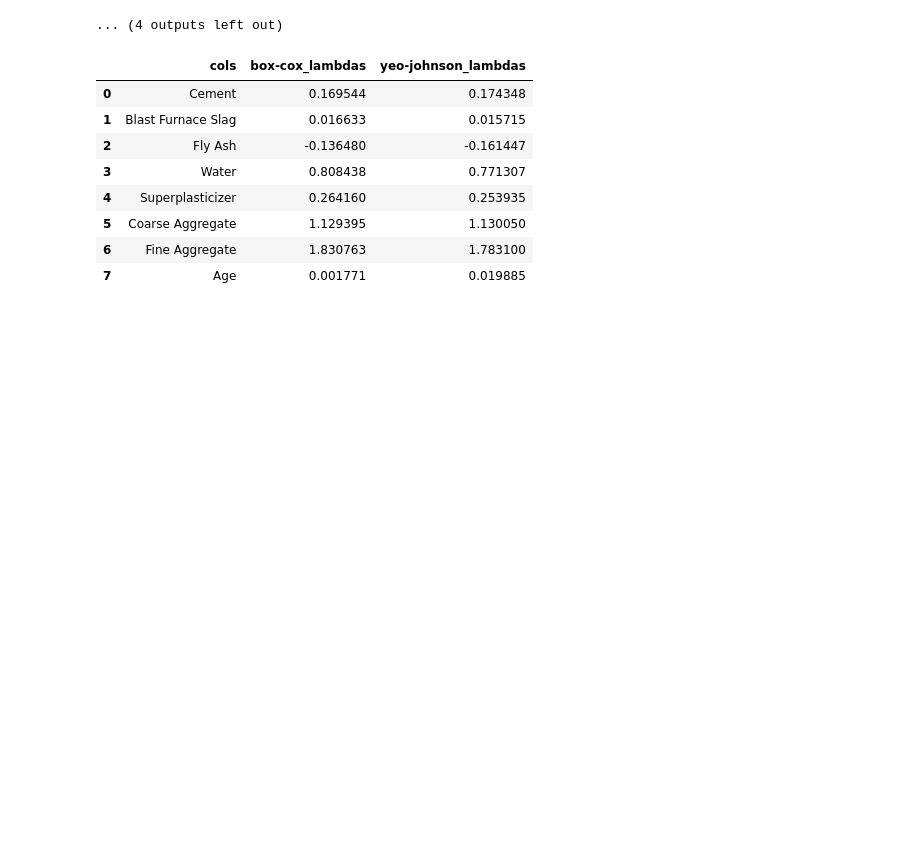
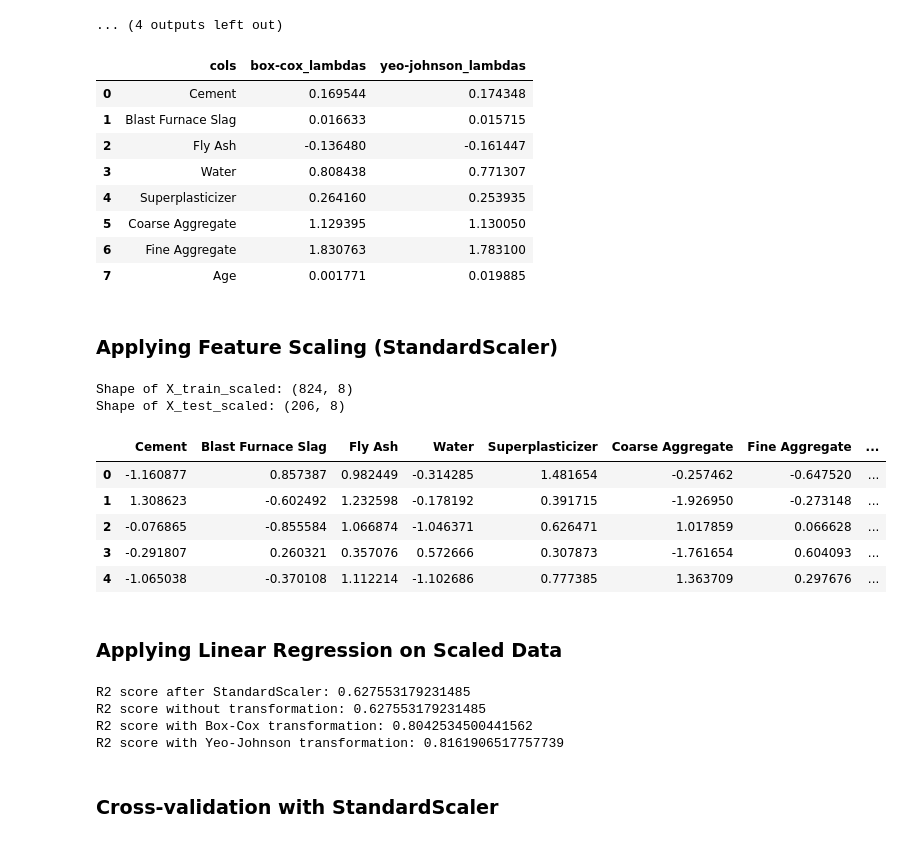
Before and after one commit to Akash14-09/Machine_Learning, a Jupyter notebook: Power_Transformer.ipynb, the cells around one changed output. Drawn from its saved outputs; the diff is of its cells as text; code cells hidden in the pictures; blank space fills up the shorter version.

```diff
--- a/Power_Transformer.ipynb
+++ b/Power_Transformer.ipynb
@@ -522,3 +522,61 @@ pd.DataFrame({'cols' : X_train.columns , 'box-cox_lambdas' : pt.lambdas_ , 'yeo-
 | 5 | Coarse Aggregate | 1.129395 | 1.130050 |
 | 6 | Fine Aggregate | 1.830763 | 1.783100 |
 | 7 | Age | 0.001771 | 0.019885 |
+# %% [markdown]
+### Applying Feature Scaling (StandardScaler)
+# %%
+from sklearn.preprocessing import StandardScaler
+
+scaler = StandardScaler()
+
+X_train_scaled = scaler.fit_transform(X_train)
+X_test_scaled = scaler.transform(X_test)
+
+# Convert scaled arrays back to DataFrames for easier inspection if needed
+X_train_scaled = pd.DataFrame(X_train_scaled, columns=X_train.columns)
+X_test_scaled = pd.DataFrame(X_test_scaled, columns=X_test.columns)
+
+print('Shape of X_train_scaled:', X_train_scaled.shape)
+print('Shape of X_test_scaled:', X_test_scaled.shape)
+
+display(X_train_scaled.head())
+# %% [output]
+Shape of X_train_scaled: (824, 8)
+Shape of X_test_scaled: (206, 8)
+|  | Cement | Blast Furnace Slag | Fly Ash | Water | Superplasticizer | Coarse Aggregate | Fine Aggregate | ... |
+| 0 | -1.160877 | 0.857387 | 0.982449 | -0.314285 | 1.481654 | -0.257462 | -0.647520 | ... |
+| 1 | 1.308623 | -0.602492 | 1.232598 | -0.178192 | 0.391715 | -1.926950 | -0.273148 | ... |
+| 2 | -0.076865 | -0.855584 | 1.066874 | -1.046371 | 0.626471 | 1.017859 | 0.066628 | ... |
+| 3 | -0.291807 | 0.260321 | 0.357076 | 0.572666 | 0.307873 | -1.761654 | 0.604093 | ... |
+| 4 | -1.065038 | -0.370108 | 1.112214 | -1.102686 | 0.777385 | 1.363709 | 0.297676 | ... |
+# %% [markdown]
+### Applying Linear Regression on Scaled Data
+# %%
+lr_scaled = LinearRegression()
+lr_scaled.fit(X_train_scaled, y_train)
+
+y_pred_scaled = lr_scaled.predict(X_test_scaled)
+
+r2_scaled = r2_score(y_test, y_pred_scaled)
+print(f"R2 score after StandardScaler: {r2_scaled}")
+
+# Re-calculate R2 for original linear regression for comparison (since y_pred was overwritten)
+lr_original = LinearRegression()
+lr_original.fit(X_train, y_train)
+y_pred_original = lr_original.predict(X_test)
+r2_original = r2_score(y_test, y_pred_original)
+
+# Compare with previous results
+# y_pred currently holds the predictions from Box-Cox (from cell w0jpEzN9O2hy)
+# y_pred3 currently holds the predictions from Yeo-Johnson (from cell JMKNKul9P5Fc)
+
+print(f"R2 score without transformation: {r2_original}")
+print(f"R2 score with Box-Cox transformation: {r2_score(y_test , y_pred)}")
+print(f"R2 score with Yeo-Johnson transformation: {r2_score(y_test , y_pred3)}")
+# %% [output]
+R2 score after StandardScaler: 0.627553179231485
+R2 score without transformation: 0.627553179231485
+R2 score with Box-Cox transformation: 0.8042534500441562
+R2 score with Yeo-Johnson transformation: 0.8161906517757739
+# %% [markdown]
+### Cross-validation with StandardScaler
```
Also changed, not shown: parts of 1 cell of this notebook.
